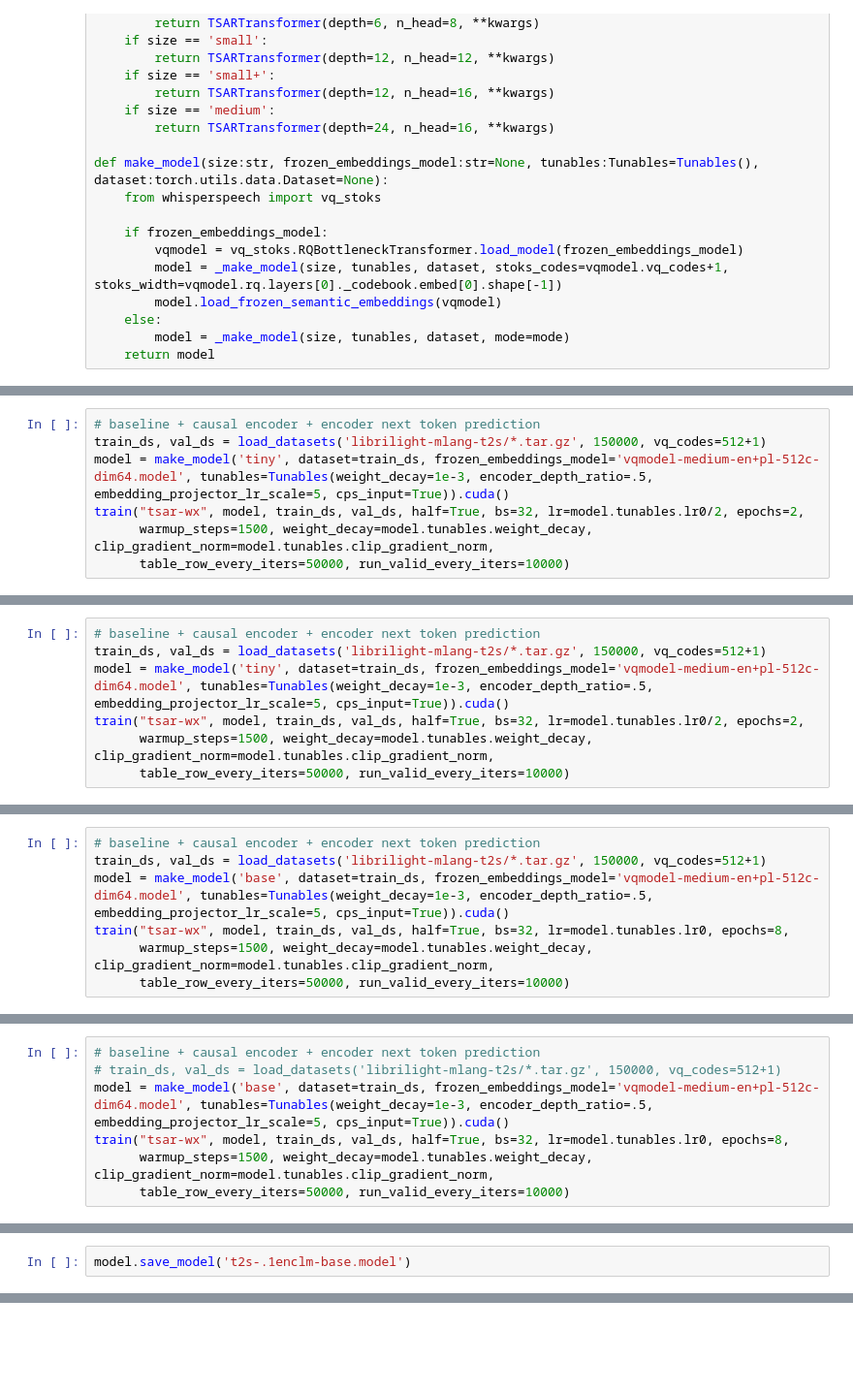
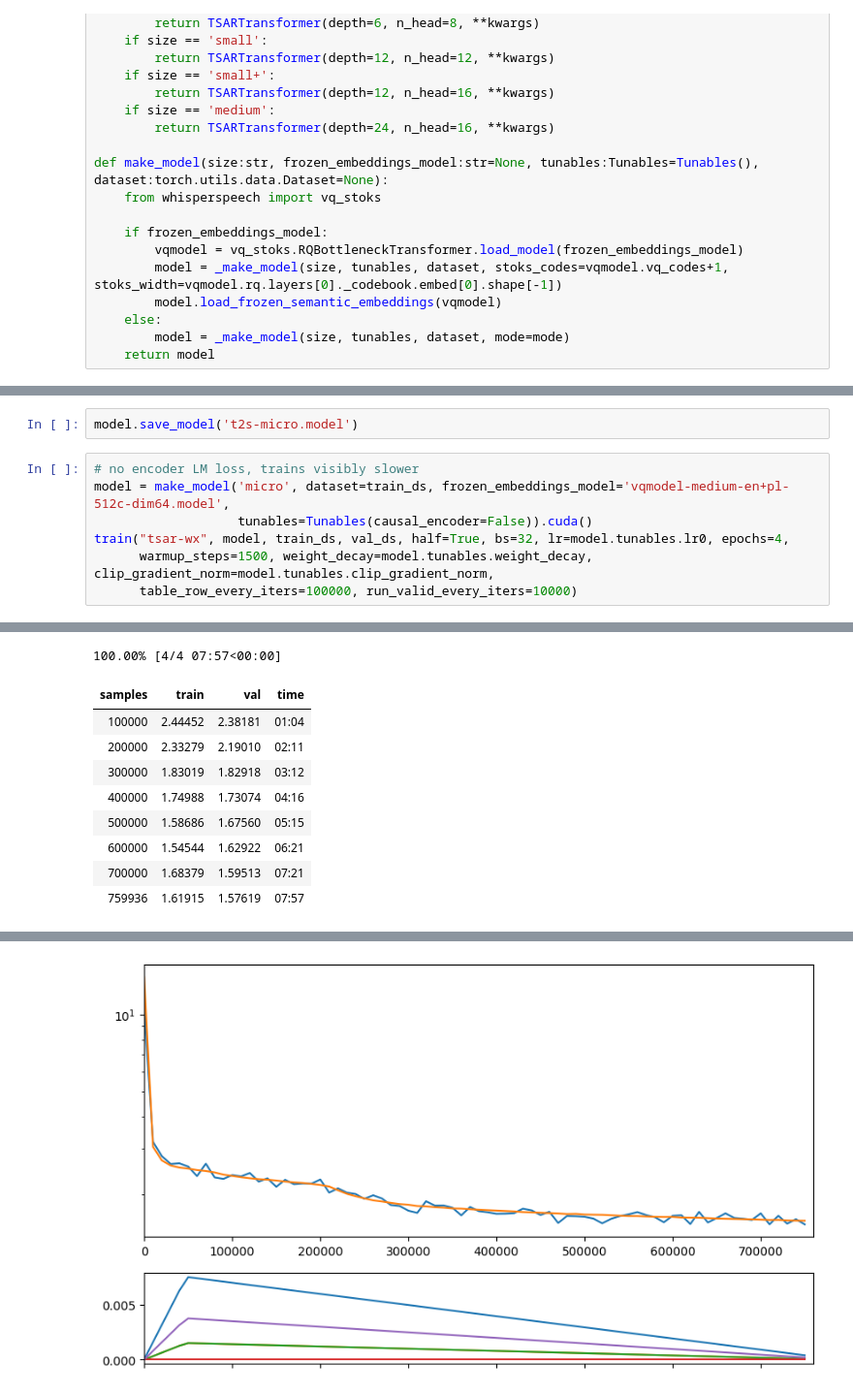
Before and after one commit to collabora/WhisperSpeech, a Jupyter notebook: nbs/5B. Multi-lang text to semantic token modeling.ipynb, the cells around one changed output, grey strips where cells are left out. Shown at 97% size. Saved outputs shown, nothing was run; the diff lists cells and outputs as text; blank space fills up the shorter version.

```diff
--- a/nbs/5B. Multi-lang text to semantic token modeling.ipynb
+++ b/nbs/5B. Multi-lang text to semantic token modeling.ipynb
@@ -688,7 +599,0 @@ train("tsar-wx", model, train_ds, val_ds, half=True, bs=32, lr=model.tunables.lr
-# %%
-# baseline + causal encoder + encoder next token prediction
-train_ds, val_ds = load_datasets('librilight-mlang-t2s/*.tar.gz', 150000, vq_codes=512+1)
-model = make_model('tiny', dataset=train_ds, frozen_embeddings_model='vqmodel-medium-en+pl-512c-dim64.model', tunables=Tunables(weight_decay=1e-3, encoder_depth_ratio=.5, embedding_projector_lr_scale=5, cps_input=True)).cuda()
-train("tsar-wx", model, train_ds, val_ds, half=True, bs=32, lr=model.tunables.lr0/2, epochs=2,
-      warmup_steps=1500, weight_decay=model.tunables.weight_decay, clip_gradient_norm=model.tunables.clip_gradient_norm,
-      table_row_every_iters=50000, run_valid_every_iters=10000)
@@ -707,7 +599,0 @@ train("tsar-wx", model, train_ds, val_ds, half=True, bs=32, lr=model.tunables.lr
-# %%
-# baseline + causal encoder + encoder next token prediction
-train_ds, val_ds = load_datasets('librilight-mlang-t2s/*.tar.gz', 150000, vq_codes=512+1)
-model = make_model('tiny', dataset=train_ds, frozen_embeddings_model='vqmodel-medium-en+pl-512c-dim64.model', tunables=Tunables(weight_decay=1e-3, encoder_depth_ratio=.5, embedding_projector_lr_scale=5, cps_input=True)).cuda()
-train("tsar-wx", model, train_ds, val_ds, half=True, bs=32, lr=model.tunables.lr0/2, epochs=2,
-      warmup_steps=1500, weight_decay=model.tunables.weight_decay, clip_gradient_norm=model.tunables.clip_gradient_norm,
-      table_row_every_iters=50000, run_valid_every_iters=10000)
@@ -726,7 +599,0 @@ train("tsar-wx", model, train_ds, val_ds, half=True, bs=32, lr=model.tunables.lr
-# %%
-# baseline + causal encoder + encoder next token prediction
-train_ds, val_ds = load_datasets('librilight-mlang-t2s/*.tar.gz', 150000, vq_codes=512+1)
-model = make_model('base', dataset=train_ds, frozen_embeddings_model='vqmodel-medium-en+pl-512c-dim64.model', tunables=Tunables(weight_decay=1e-3, encoder_depth_ratio=.5, embedding_projector_lr_scale=5, cps_input=True)).cuda()
-train("tsar-wx", model, train_ds, val_ds, half=True, bs=32, lr=model.tunables.lr0, epochs=8,
-      warmup_steps=1500, weight_decay=model.tunables.weight_decay, clip_gradient_norm=model.tunables.clip_gradient_norm,
-      table_row_every_iters=50000, run_valid_every_iters=10000)
@@ -755,7 +599,0 @@ train("tsar-wx", model, train_ds, val_ds, half=True, bs=32, lr=model.tunables.lr
-# %%
-# baseline + causal encoder + encoder next token prediction
-# train_ds, val_ds = load_datasets('librilight-mlang-t2s/*.tar.gz', 150000, vq_codes=512+1)
-model = make_model('base', dataset=train_ds, frozen_embeddings_model='vqmodel-medium-en+pl-512c-dim64.model', tunables=Tunables(weight_decay=1e-3, encoder_depth_ratio=.5, embedding_projector_lr_scale=5, cps_input=True)).cuda()
-train("tsar-wx", model, train_ds, val_ds, half=True, bs=32, lr=model.tunables.lr0, epochs=8,
-      warmup_steps=1500, weight_decay=model.tunables.weight_decay, clip_gradient_norm=model.tunables.clip_gradient_norm,
-      table_row_every_iters=50000, run_valid_every_iters=10000)
@@ -784,2 +600,10 @@ train("tsar-wx", model, train_ds, val_ds, half=True, bs=32, lr=model.tunables.lr
-# %%
-model.save_model('t2s-.1enclm-base.model')
+# %%
+model.save_model('t2s-micro.model')
+# %%
+# no encoder LM loss, trains visibly slower
+model = make_model('micro', dataset=train_ds, frozen_embeddings_model='vqmodel-medium-en+pl-512c-dim64.model',
+                   tunables=Tunables(causal_encoder=False)).cuda()
+train("tsar-wx", model, train_ds, val_ds, half=True, bs=32, lr=model.tunables.lr0, epochs=4,
+      warmup_steps=1500, weight_decay=model.tunables.weight_decay, clip_gradient_norm=model.tunables.clip_gradient_norm,
+      table_row_every_iters=100000, run_valid_every_iters=10000)
+# %% [output]
@@ -785,0 +611,10 @@ model.save_model('t2s-.1enclm-base.model')
+100.00% [4/4 07:57<00:00]
+| samples | train | val | time |
+| 100000 | 2.44452 | 2.38181 | 01:04 |
+| 200000 | 2.33279 | 2.19010 | 02:11 |
+| 300000 | 1.83019 | 1.82918 | 03:12 |
+| 400000 | 1.74988 | 1.73074 | 04:16 |
+| 500000 | 1.58686 | 1.67560 | 05:15 |
+| 600000 | 1.54544 | 1.62922 | 06:21 |
+| 700000 | 1.68379 | 1.59513 | 07:21 |
+| 759936 | 1.61915 | 1.57619 | 07:57 |
@@ -785,0 +622 @@ model.save_model('t2s-.1enclm-base.model')
+[figure, added]
```
Also changed, not shown: parts of 19 cells of this notebook, 1 other file.
